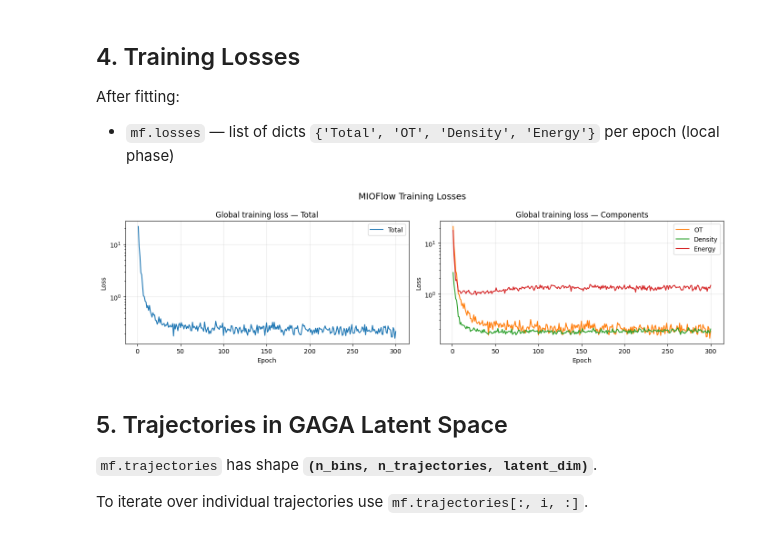
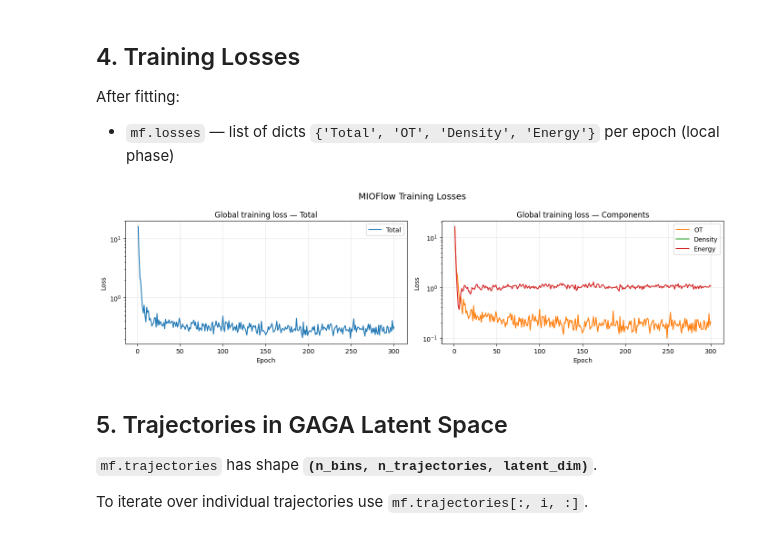
Before and after one commit to KrishnaswamyLab/MIOFlow, a Jupyter notebook: notebooks/2.01-EBD-vanilla.ipynb, the cells around one changed output. Cells and saved outputs as stored; diff of their text form; code cells hidden in the pictures.

```diff
--- a/notebooks/2.01-EBD-vanilla.ipynb
+++ b/notebooks/2.01-EBD-vanilla.ipynb
@@ -145,22 +145,28 @@ import mioflow
 importlib.reload(mioflow)
 
 
-mf = mioflow.MIOFlow(
+mioflow_model = mioflow.MIOFlow(
     adata,
     gaga_model=gaga_model,
-    gaga_input_scaler=scaler_pca,    # fitted on X_pca — used for encode() and inverse_transform()
-    obs_time_key='time_bin',
+    obs_time_key=time_column,
     debug_level='info',
     hidden_dim = 64,
     use_cuda = torch.cuda.is_available(),
     momentum_beta = 0.0,
+    scheduler_type='cosine',
+    learning_rate = 1e-3,
+    scheduler_t_max=300,
+    scheduler_min_lr=1e-5,
+    #Growth Rate
+    growth_rate_model=growth_model,
+    growth_rate_lr=1e-4,
     # Training phases
     n_epochs=300,
     # Loss
     use_density_loss=True,
     lambda_ot = 1.0,
-    lambda_density=0.1,
-    lambda_energy=0.01,
+    lambda_density=0.0,
+    lambda_energy=0.1,
     energy_time_steps=20,
     # Data / output
     sample_size=100,
@@ -180,6 +186,6 @@ mf = mioflow.MIOFlow(
 
 The ODE operates entirely in the GAGA latent space.
 # %%
-mf.fit()
-print(mf)
+mioflow_model.fit()
+print(mioflow_model)
 # %% [output]
@@ -196,40 +202,36 @@ After fitting:
 # %%
 fig, axes = plt.subplots(1, 2, figsize=(14, 4))
 
 # ── Losses ───────────────────────────────────────────────────────────
-if mf.losses and mf.losses.get('total_loss'):
-    epochs = mf.losses['epoch']
+epochs = mioflow_model.losses['epoch']
 
-    # Left: total loss
-    ax = axes[0]
-    ax.plot(epochs, mf.losses['total_loss'], label='Total', color='tab:blue')
-    ax.set_title('Global training loss — Total')
-    ax.set_xlabel('Epoch')
-    ax.set_ylabel('Loss')
-    ax.set_yscale('log')
-    ax.legend()
-    ax.grid(True, alpha=0.3)
+# Left: total loss
+ax = axes[0]
+ax.plot(epochs, mioflow_model.losses['total_loss'], label='Total', color='tab:blue')
+ax.set_title('Global training loss — Total')
+ax.set_xlabel('Epoch')
+ax.set_ylabel('Loss')
+ax.set_yscale('log')
+ax.legend()
+ax.grid(True, alpha=0.3)
 
-    # Right: individual loss components
-    ax = axes[1]
-    ax.plot(epochs, mf.losses['ot_loss'],      label='OT',      color='tab:orange')
-    ax.plot(epochs, mf.losses['density_loss'], label='Density', color='tab:green')
-    ax.plot(epochs, mf.losses['energy_loss'],  label='Energy',  color='tab:red')
-    ax.set_title('Global training loss — Components')
-    ax.set_xlabel('Epoch')
-    ax.set_ylabel('Loss')
-    ax.set_yscale('log')
-    ax.legend()
-    ax.grid(True, alpha=0.3)
-else:
-    axes[0].set_visible(False)
-    axes[1].set_visible(False)
+# Right: individual loss components
+ax = axes[1]
+ax.plot(epochs, mioflow_model.losses['ot_loss'],      label='OT',      color='tab:orange')
+ax.plot(epochs, mioflow_model.losses['density_loss'], label='Density', color='tab:green')
+ax.plot(epochs, mioflow_model.losses['energy_loss'],  label='Energy',  color='tab:red')
+ax.set_title('Global training loss — Components')
+ax.set_xlabel('Epoch')
+ax.set_ylabel('Loss')
+ax.set_yscale('log')
+ax.legend()
+ax.grid(True, alpha=0.3)
 
 plt.suptitle('MIOFlow Training Losses', fontsize=14)
 plt.tight_layout()
 plt.show()
 # %% [output]
-[figure, old version]
+[figure, new version]
 # %% [markdown]
 ## 5. Trajectories in GAGA Latent Space
 
```
Also changed, not shown: parts of 18 cells of this notebook, 9 other files.
